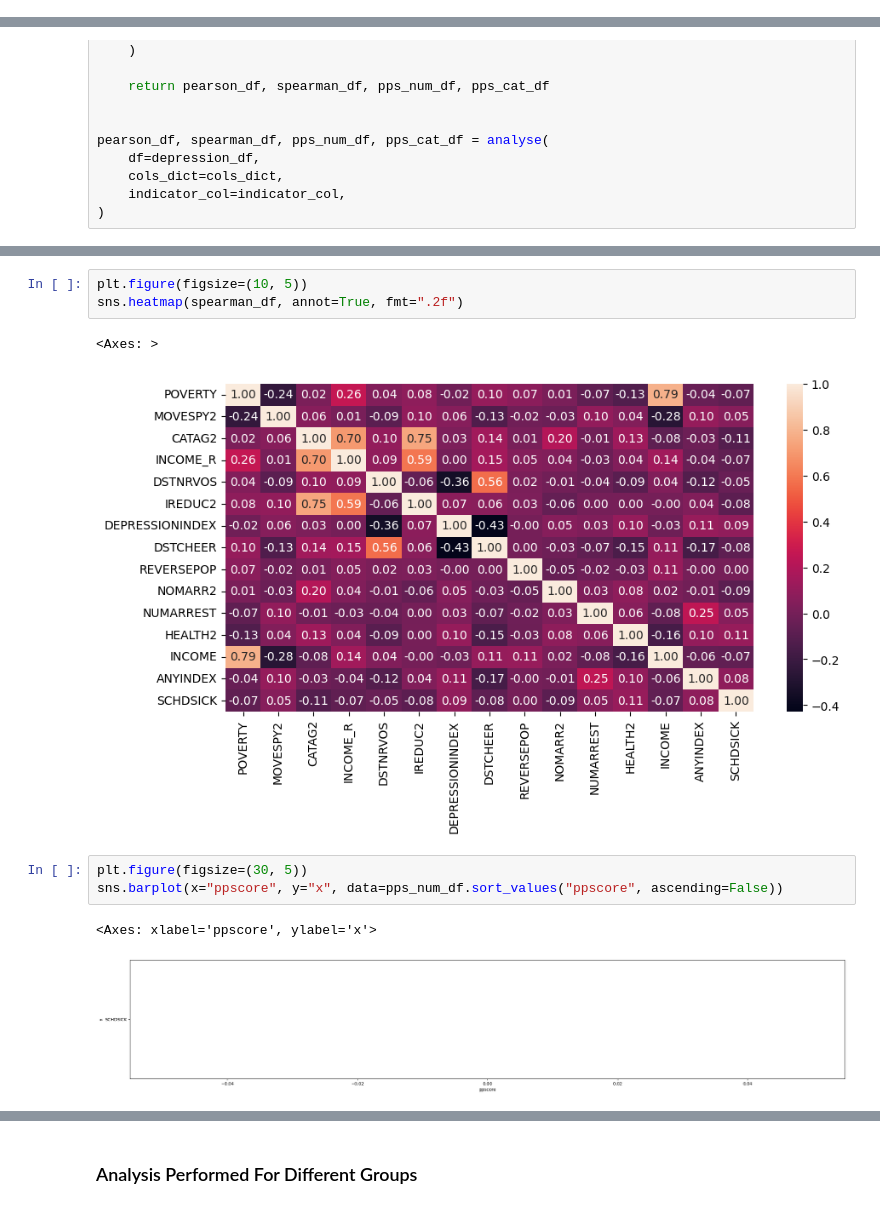
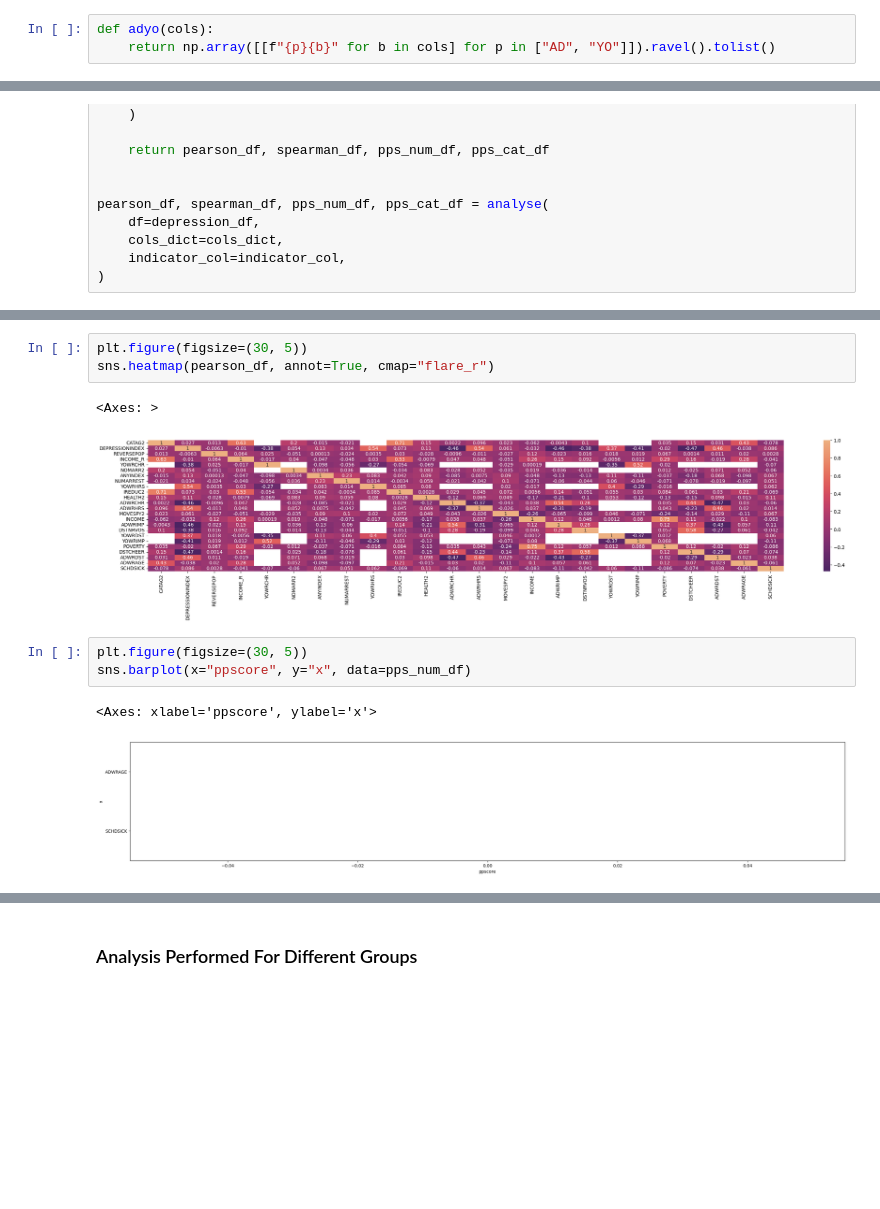
Before and after one commit to KozAAAAA/depression_analysis, a Jupyter notebook: analysis.ipynb, the cells around one changed output, grey strips where cells are left out. Cells and saved outputs as stored; diff of their text form; blank space fills up the shorter version.

```diff
--- a/analysis.ipynb
+++ b/analysis.ipynb
@@ -21,6 +23,9 @@ depression_df.loc[any_2, "SOMATICDEP"] = 0
 depression_df.loc[all_1, "SOMATICDEP"] = 1
 # %% [markdown]
 ### Choose Relevant Columns
+# %%
+def adyo(cols):
+    return np.array([[f"{p}{b}" for b in cols] for p in ["AD", "YO"]]).ravel().tolist()
 # %%
 indicator_col = "DEPRESSIONINDEX"
 age_col = ["CATAG2", "CATAG3", "CATAG7"][0]
@@ -181,14 +238,14 @@ sns.heatmap(pearson_df, annot=True, fmt=".2f")
 # %%
-plt.figure(figsize=(10, 5))
-sns.heatmap(spearman_df, annot=True, fmt=".2f")
+plt.figure(figsize=(30, 5))
+sns.heatmap(pearson_df, annot=True, cmap="flare_r")
 # %% [output]
 <Axes: >
-[figure, old version]
+[figure, new version]
 # %%
 plt.figure(figsize=(30, 5))
-sns.barplot(x="ppscore", y="x", data=pps_num_df.sort_values("ppscore", ascending=False))
+sns.barplot(x="ppscore", y="x", data=pps_num_df)
 # %% [output]
 <Axes: xlabel='ppscore', ylabel='x'>
-[figure, old version]
+[figure, new version]
 # %%
 plt.figure(figsize=(30, 10)) # Why are these values so low??
```
Also changed, not shown: parts of 6 cells of this notebook.
